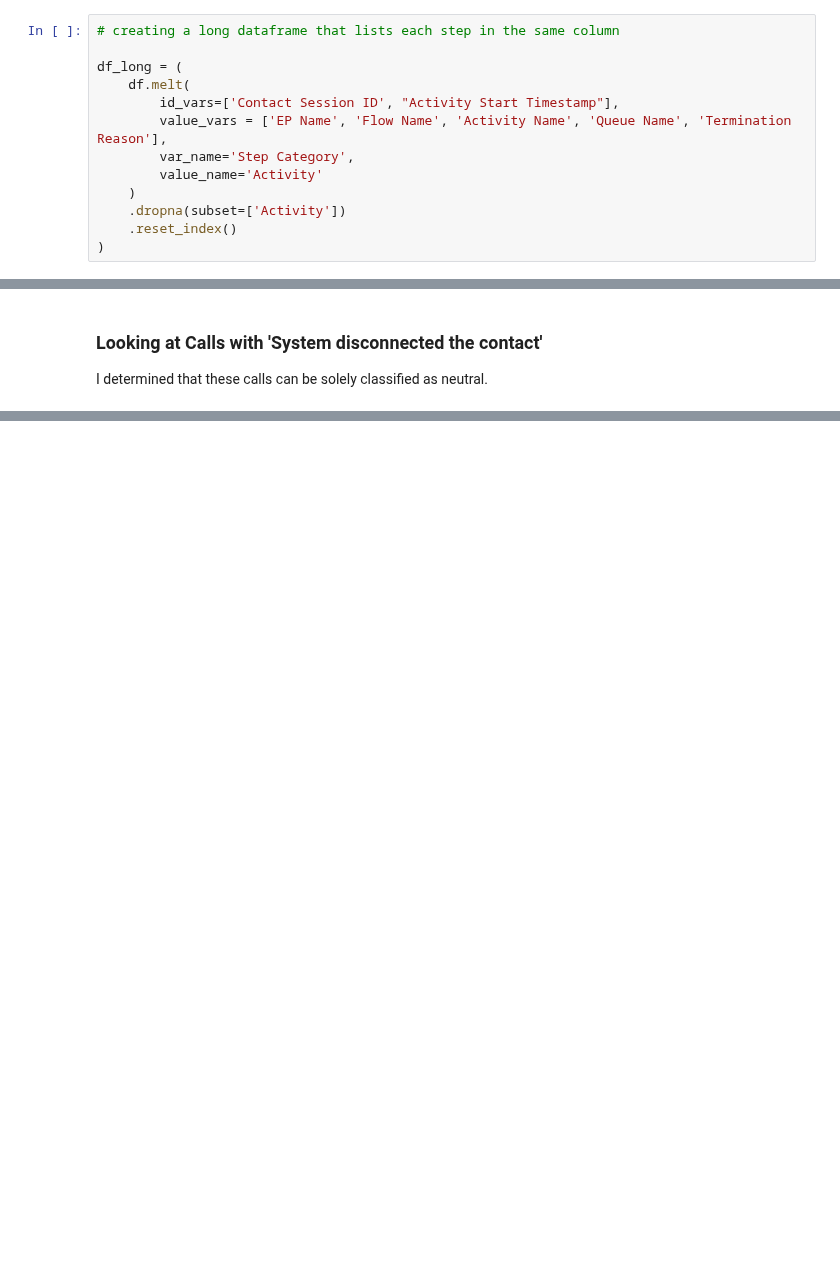
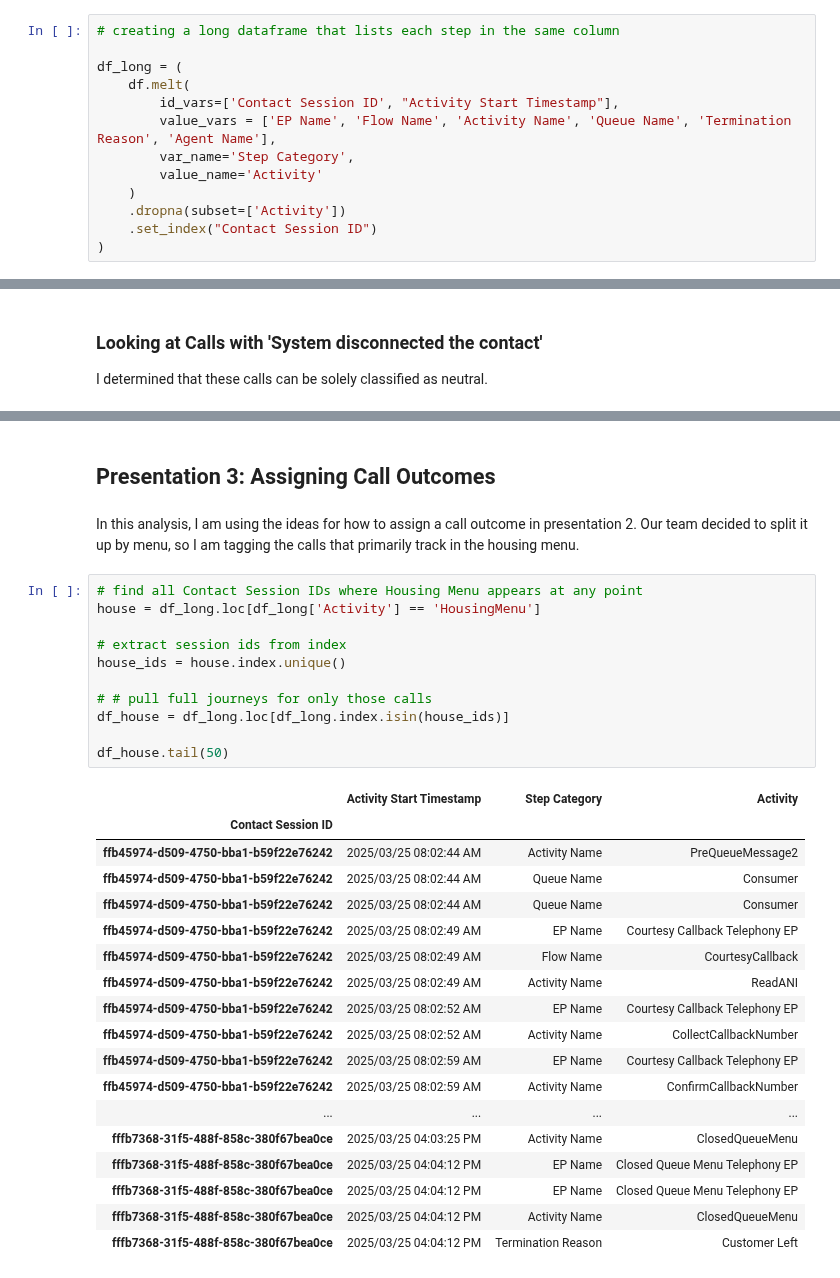
Before and after one commit to arvindkrishna87/STAT390_LegalAid_Fall2025, a Jupyter notebook: Code/Call outcome analysis/Outcome_Classification_22Oct_Derwent.ipynb, the cells around one changed output, grey strips where cells are left out. Cells and saved outputs as stored; diff of their text form; blank space fills up the shorter version.

```diff
--- a/Code/Call outcome analysis/Outcome_Classification_22Oct_Derwent.ipynb
+++ b/Code/Call outcome analysis/Outcome_Classification_22Oct_Derwent.ipynb
@@ -151,12 +121,12 @@ df_short.groupby( "Termination Reason").nunique()
 df_long = (
     df.melt(
         id_vars=['Contact Session ID', "Activity Start Timestamp"],
-        value_vars = ['EP Name', 'Flow Name', 'Activity Name', 'Queue Name', 'Termination Reason'],
+        value_vars = ['EP Name', 'Flow Name', 'Activity Name', 'Queue Name', 'Termination Reason', 'Agent Name'],
         var_name='Step Category',
         value_name='Activity'
     )
     .dropna(subset=['Activity'])
-    .reset_index()
+    .set_index("Contact Session ID")
 )
 # %%
 # making sure dataframe is in chronological order
@@ -386,0 +207,34 @@ filtered_journeys[filtered_journeys['Contact Session ID']== "fdc56f2f-75b9-4642-
+# %% [markdown]
+## Presentation 3: Assigning Call Outcomes
+# %% [markdown]
+In this analysis, I am using the ideas for how to assign a call outcome in presentation 2. Our team decided to split it up by menu, so I am tagging the calls that primarily track in the housing menu.
+# %%
+# find all Contact Session IDs where Housing Menu appears at any point
+house = df_long.loc[df_long['Activity'] == 'HousingMenu']
+
+# extract session ids from index
+house_ids = house.index.unique()
+
+# # pull full journeys for only those calls
+df_house = df_long.loc[df_long.index.isin(house_ids)]
+
+df_house.tail(50)
+# %% [output]
+|  | Activity Start Timestamp | Step Category | Activity |
+| Contact Session ID |  |  |  |
+| ffb45974-d509-4750-bba1-b59f22e76242 | 2025/03/25 08:02:44 AM | Activity Name | PreQueueMessage2 |
+| ffb45974-d509-4750-bba1-b59f22e76242 | 2025/03/25 08:02:44 AM | Queue Name | Consumer |
+| ffb45974-d509-4750-bba1-b59f22e76242 | 2025/03/25 08:02:44 AM | Queue Name | Consumer |
+| ffb45974-d509-4750-bba1-b59f22e76242 | 2025/03/25 08:02:49 AM | EP Name | Courtesy Callback Telephony EP |
+| ffb45974-d509-4750-bba1-b59f22e76242 | 2025/03/25 08:02:49 AM | Flow Name | CourtesyCallback |
+| ffb45974-d509-4750-bba1-b59f22e76242 | 2025/03/25 08:02:49 AM | Activity Name | ReadANI |
+| ffb45974-d509-4750-bba1-b59f22e76242 | 2025/03/25 08:02:52 AM | EP Name | Courtesy Callback Telephony EP |
+| ffb45974-d509-4750-bba1-b59f22e76242 | 2025/03/25 08:02:52 AM | Activity Name | CollectCallbackNumber |
+| ffb45974-d509-4750-bba1-b59f22e76242 | 2025/03/25 08:02:59 AM | EP Name | Courtesy Callback Telephony EP |
+| ffb45974-d509-4750-bba1-b59f22e76242 | 2025/03/25 08:02:59 AM | Activity Name | ConfirmCallbackNumber |
+| ... | ... | ... | ... |
+| fffb7368-31f5-488f-858c-380f67bea0ce | 2025/03/25 04:03:25 PM | Activity Name | ClosedQueueMenu |
+| fffb7368-31f5-488f-858c-380f67bea0ce | 2025/03/25 04:04:12 PM | EP Name | Closed Queue Menu Telephony EP |
+| fffb7368-31f5-488f-858c-380f67bea0ce | 2025/03/25 04:04:12 PM | EP Name | Closed Queue Menu Telephony EP |
+| fffb7368-31f5-488f-858c-380f67bea0ce | 2025/03/25 04:04:12 PM | Activity Name | ClosedQueueMenu |
+| fffb7368-31f5-488f-858c-380f67bea0ce | 2025/03/25 04:04:12 PM | Termination Reason | Customer Left |
```
Also changed, not shown: parts of 43 cells of this notebook.
